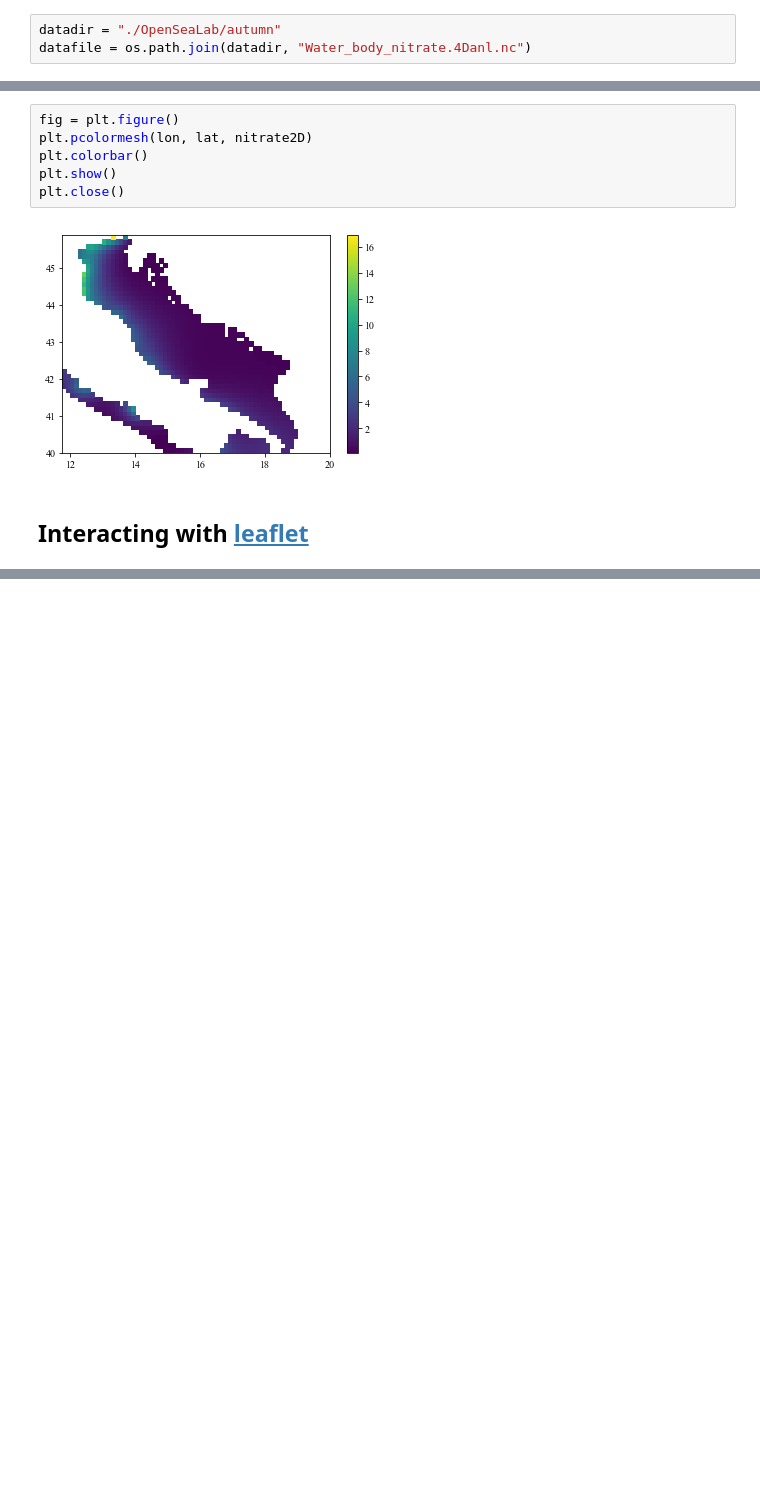
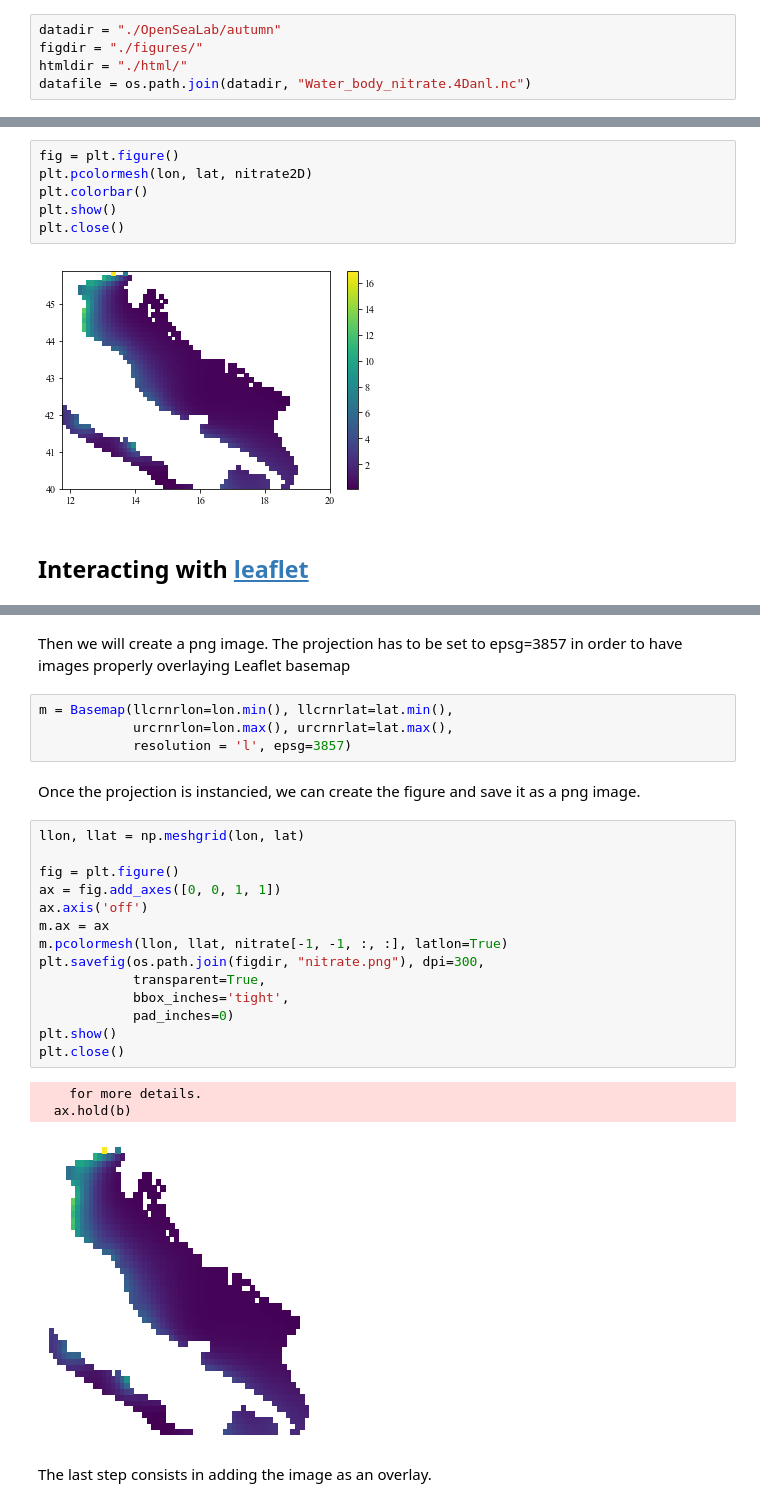
Before and after one commit to gher-uliege/EMODnet-Chemistry, a Jupyter notebook: OpenSeaLab/notebooks/OpenSeaLab-EMODnet_Chemistry.ipynb, the cells around one changed output, grey strips where cells are left out. Drawn from its saved outputs; the diff is of its cells as text; blank space fills up the shorter version.

```diff
--- a/OpenSeaLab/notebooks/OpenSeaLab-EMODnet_Chemistry.ipynb
+++ b/OpenSeaLab/notebooks/OpenSeaLab-EMODnet_Chemistry.ipynb
@@ -12,6 +13,8 @@ import netCDF4
 Let's define the data file we want to process:
 # %%
 datadir = "./OpenSeaLab/autumn"
+figdir = "./figures/"
+htmldir = "./html/"
 datafile = os.path.join(datadir, "Water_body_nitrate.4Danl.nc")
 # %% [markdown]
 ## Metadata (file header)
@@ -184,0 +191,29 @@ m
+# %% [markdown]
+Then we will create a png image. The projection has to be set to epsg=3857
+in order to have images properly overlaying Leaflet basemap
+# %%
+m = Basemap(llcrnrlon=lon.min(), llcrnrlat=lat.min(),
+            urcrnrlon=lon.max(), urcrnrlat=lat.max(),
+            resolution = 'l', epsg=3857)
+# %% [markdown]
+Once the projection is instancied, we can create the figure and save it as a png image.
+# %%
+llon, llat = np.meshgrid(lon, lat)
+
+fig = plt.figure()
+ax = fig.add_axes([0, 0, 1, 1])
+ax.axis('off')
+m.ax = ax
+m.pcolormesh(llon, llat, nitrate[-1, -1, :, :], latlon=True)
+plt.savefig(os.path.join(figdir, "nitrate.png"), dpi=300,
+            transparent=True,
+            bbox_inches='tight',
+            pad_inches=0)
+plt.show()
+plt.close()
+# %% [output]
+    for more details.
+  ax.hold(b)
+[figure, added]
+# %% [markdown]
+The last step consists in adding the image as an overlay.
```
Also changed, not shown: parts of 8 cells of this notebook.
